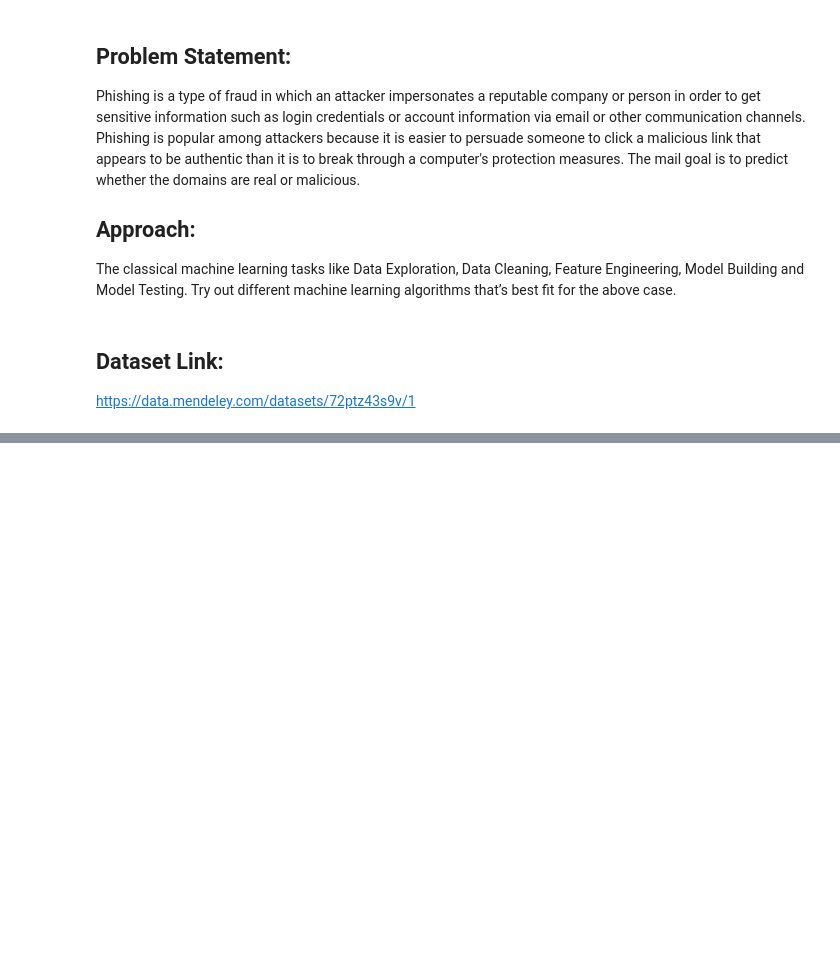
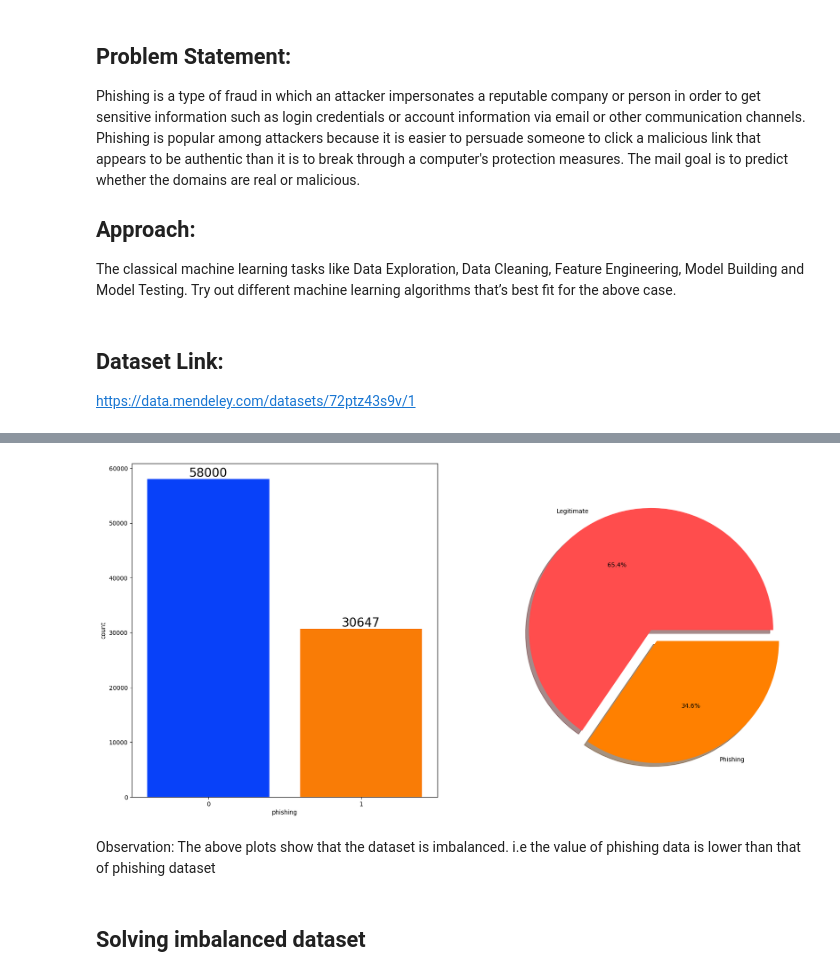
Before and after one commit to nevetto/phishing_domain_detection, a Jupyter notebook: notebook/EDA PHISHING DOMAIN.ipynb, the cells around one changed output, grey strips where cells are left out. Drawn from its saved outputs; the diff is of its cells as text; code cells hidden in the pictures; blank space fills up the shorter version.

```diff
--- a/notebook/EDA PHISHING DOMAIN.ipynb
+++ b/notebook/EDA PHISHING DOMAIN.ipynb
@@ -29,0 +210,14 @@ https://data.mendeley.com/datasets/72ptz43s9v/1
+# %%
+f,ax=plt.subplots(1,2,figsize=(20,10))
+sns.countplot(x=phishing_dataset2['phishing'],data=phishing_dataset2,palette ='bright',ax=ax[0],saturation=0.95)
+for container in ax[0].containers:
+    ax[0].bar_label(container,color='black',size=20)
+
+plt.pie(x=phishing_dataset2['phishing'].value_counts(),labels=["Legitimate","Phishing"],explode=[0,0.1],autopct='%1.1f%%',shadow=True,colors=['#ff4d4d','#ff8000'])
+plt.show()
+# %% [output]
+[figure, added]
+# %% [markdown]
+Observation: The above plots show that the dataset is imbalanced. i.e the value of phishing data is lower than that of phishing dataset
+# %% [markdown]
+## Solving imbalanced dataset
```
Also changed, not shown: parts of 30 cells of this notebook, 2 other files.
